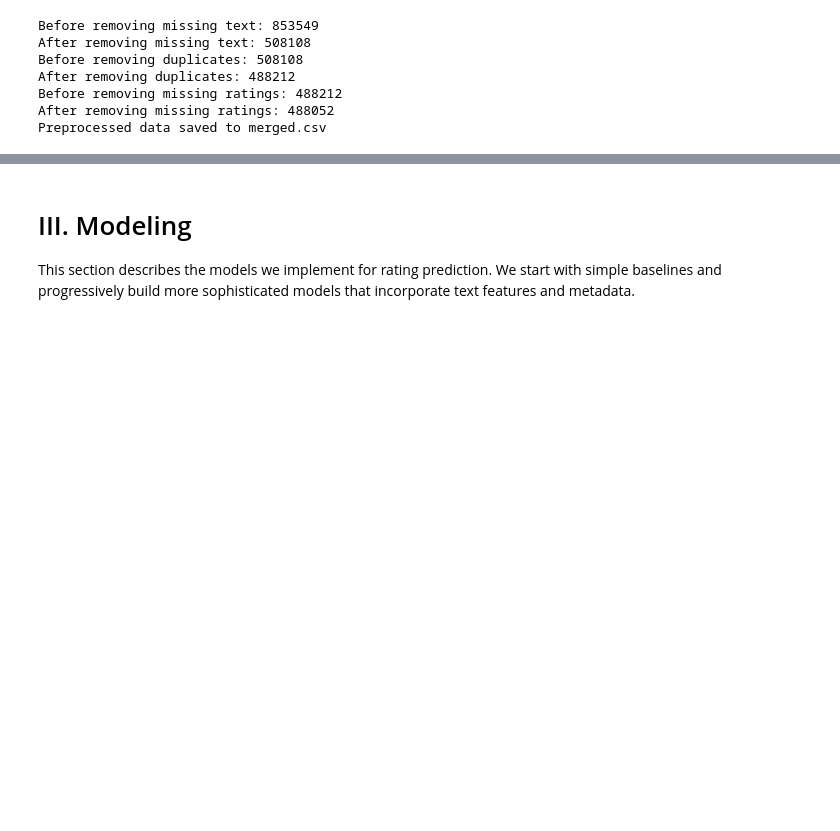
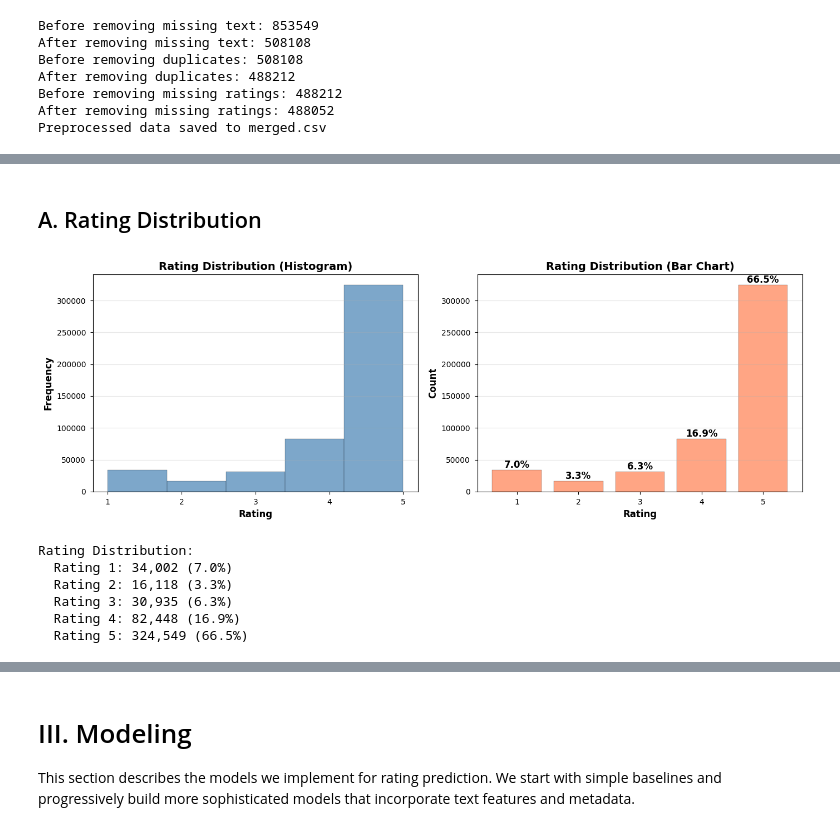
Before and after one commit to JaeHyun-Cha-00/CSE158-Assignment2, a Jupyter notebook: Assignment2.ipynb, the cells around one changed output, grey strips where cells are left out. Cells and saved outputs as stored; diff of their text form; code cells hidden in the pictures; blank space fills up the shorter version.

```diff
--- a/Assignment2.ipynb
+++ b/Assignment2.ipynb
@@ -66,0 +119,44 @@ df.head()
+# %% [markdown]
+## A. Rating Distribution
+# %%
+# Rating distribution
+fig, axes = plt.subplots(1, 2, figsize=(14, 5))
+
+# Histogram
+axes[0].hist(df_viz['rating'], bins=5, edgecolor='black', alpha=0.7, color='steelblue')
+axes[0].set_xlabel('Rating', fontweight='bold')
+axes[0].set_ylabel('Frequency', fontweight='bold')
+axes[0].set_title('Rating Distribution (Histogram)', fontweight='bold')
+axes[0].set_xticks([1, 2, 3, 4, 5])
+axes[0].grid(axis='y', alpha=0.3)
+
+# Bar plot with percentages
+rating_counts = df_viz['rating'].value_counts().sort_index()
+rating_pct = (rating_counts / len(df_viz) * 100).round(1)
+bars = axes[1].bar(rating_counts.index, rating_counts.values, edgecolor='black', alpha=0.7, color='coral')
+axes[1].set_xlabel('Rating', fontweight='bold')
+axes[1].set_ylabel('Count', fontweight='bold')
+axes[1].set_title('Rating Distribution (Bar Chart)', fontweight='bold')
+axes[1].set_xticks([1, 2, 3, 4, 5])
+axes[1].grid(axis='y', alpha=0.3)
+
+# Add percentage labels on bars
+for i, (idx, val) in enumerate(zip(rating_counts.index, rating_counts.values)):
+    axes[1].text(idx, val, f'{rating_pct[idx]:.1f}%',
+                ha='center', va='bottom', fontweight='bold')
+
+plt.tight_layout()
+plt.savefig('rating_distribution.png', dpi=300, bbox_inches='tight')
+plt.show()
+
+print(f"\nRating Distribution:")
+for rating in sorted(rating_counts.index):
+    print(f"  Rating {int(rating)}: {rating_counts[rating]:,} ({rating_pct[rating]:.1f}%)")
+# %% [output]
+[figure, added]
+Rating Distribution:
+  Rating 1: 34,002 (7.0%)
+  Rating 2: 16,118 (3.3%)
+  Rating 3: 30,935 (6.3%)
+  Rating 4: 82,448 (16.9%)
+  Rating 5: 324,549 (66.5%)
```
Also changed, not shown: parts of 15 cells of this notebook, 6 other files.
